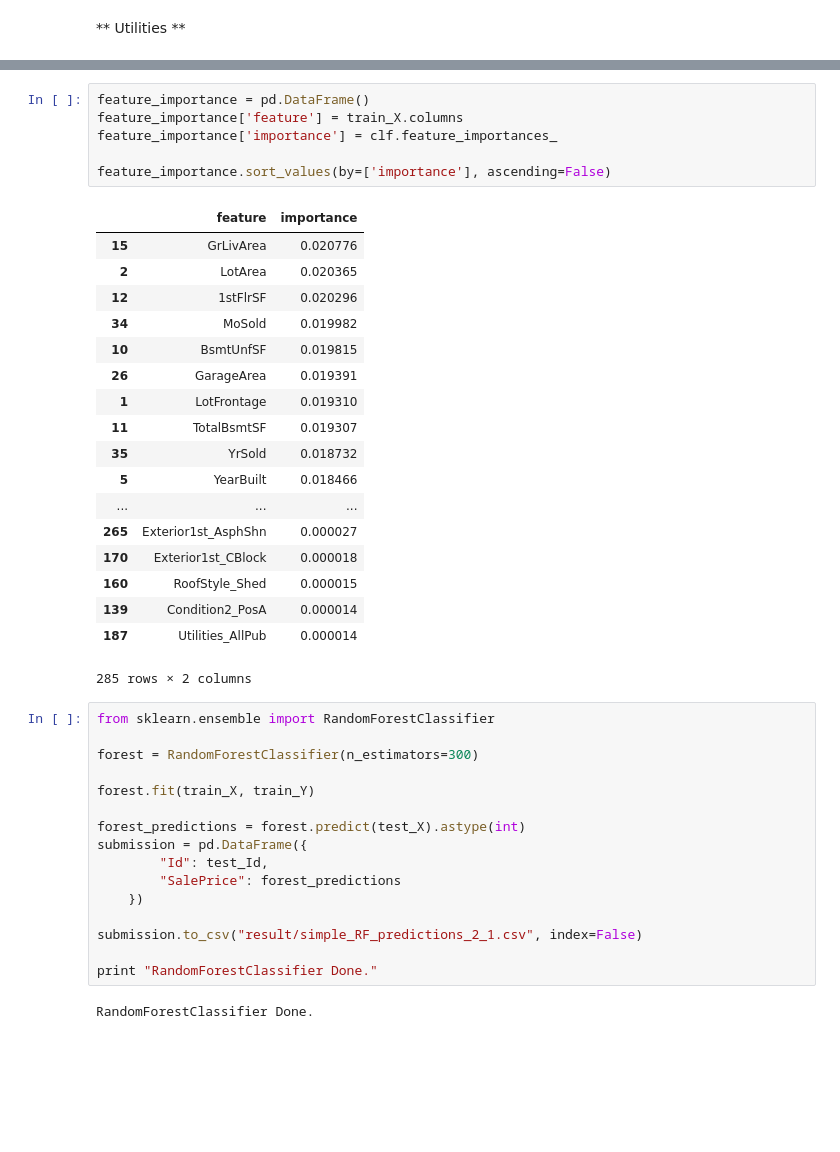
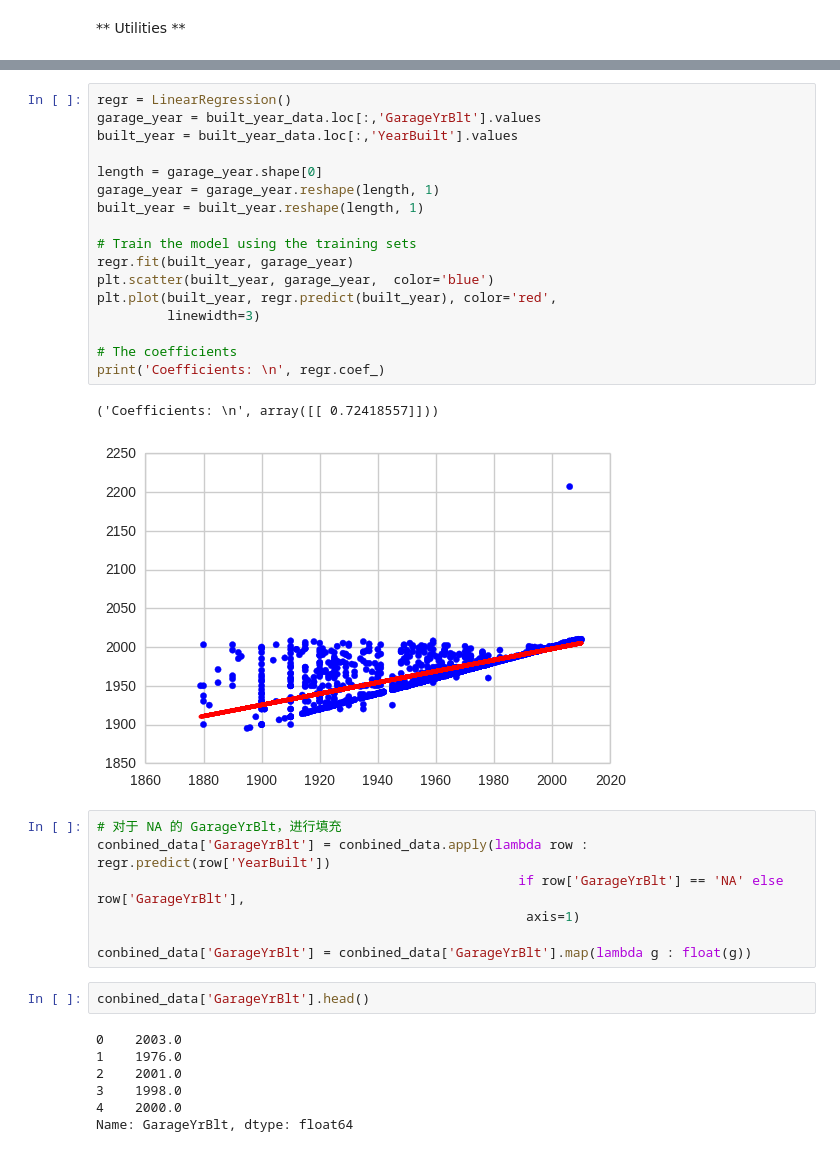
Before and after one commit to SunnyMarkLiu/Kaggle-House-Prices, a Jupyter notebook: Predict_House_Prices.ipynb, the cells around one changed output, grey strips where cells are left out. Saved outputs shown, nothing was run; the diff lists cells and outputs as text; blank space fills up the shorter version.

```diff
--- a/Predict_House_Prices.ipynb
+++ b/Predict_House_Prices.ipynb
@@ -401,43 +406,36 @@ ExtraTreesClassifier(bootstrap=False, class_weight=None, criterion='gini',
-# %%
-feature_importance = pd.DataFrame()
-feature_importance['feature'] = train_X.columns
-feature_importance['importance'] = clf.feature_importances_
-
-feature_importance.sort_values(by=['importance'], ascending=False)
-# %% [output]
-|  | feature | importance |
-| 15 | GrLivArea | 0.020776 |
-| 2 | LotArea | 0.020365 |
-| 12 | 1stFlrSF | 0.020296 |
-| 34 | MoSold | 0.019982 |
-| 10 | BsmtUnfSF | 0.019815 |
-| 26 | GarageArea | 0.019391 |
-| 1 | LotFrontage | 0.019310 |
-| 11 | TotalBsmtSF | 0.019307 |
-| 35 | YrSold | 0.018732 |
-| 5 | YearBuilt | 0.018466 |
-| ... | ... | ... |
-| 265 | Exterior1st_AsphShn | 0.000027 |
-| 170 | Exterior1st_CBlock | 0.000018 |
-| 160 | RoofStyle_Shed | 0.000015 |
-| 139 | Condition2_PosA | 0.000014 |
-| 187 | Utilities_AllPub | 0.000014 |
-285 rows × 2 columns
-# %%
-from sklearn.ensemble import RandomForestClassifier
-
-forest = RandomForestClassifier(n_estimators=300)
-
-forest.fit(train_X, train_Y)
-
-forest_predictions = forest.predict(test_X).astype(int)
-submission = pd.DataFrame({
-        "Id": test_Id,
-        "SalePrice": forest_predictions
-    })
-
-submission.to_csv("result/simple_RF_predictions_2_1.csv", index=False)
-
-print "RandomForestClassifier Done."
-# %% [output]
-RandomForestClassifier Done.
+# %%
+regr = LinearRegression()
+garage_year = built_year_data.loc[:,'GarageYrBlt'].values
+built_year = built_year_data.loc[:,'YearBuilt'].values
+
+length = garage_year.shape[0]
+garage_year = garage_year.reshape(length, 1)
+built_year = built_year.reshape(length, 1)
+
+# Train the model using the training sets
+regr.fit(built_year, garage_year)
+plt.scatter(built_year, garage_year,  color='blue')
+plt.plot(built_year, regr.predict(built_year), color='red',
+         linewidth=3)
+
+# The coefficients
+print('Coefficients: \n', regr.coef_)
+# %% [output]
+('Coefficients: \n', array([[ 0.72418557]]))
+[figure, added]
+# %%
+# 对于 NA 的 GarageYrBlt，进行填充
+conbined_data['GarageYrBlt'] = conbined_data.apply(lambda row : regr.predict(row['YearBuilt'])
+                                                      if row['GarageYrBlt'] == 'NA' else row['GarageYrBlt'],
+                                                       axis=1)
+
+conbined_data['GarageYrBlt'] = conbined_data['GarageYrBlt'].map(lambda g : float(g))
+# %%
+conbined_data['GarageYrBlt'].head()
+# %% [output]
+0    2003.0
+1    1976.0
+2    2001.0
+3    1998.0
+4    2000.0
+Name: GarageYrBlt, dtype: float64
```
Also changed, not shown: parts of 49 cells of this notebook, 1 other file.
